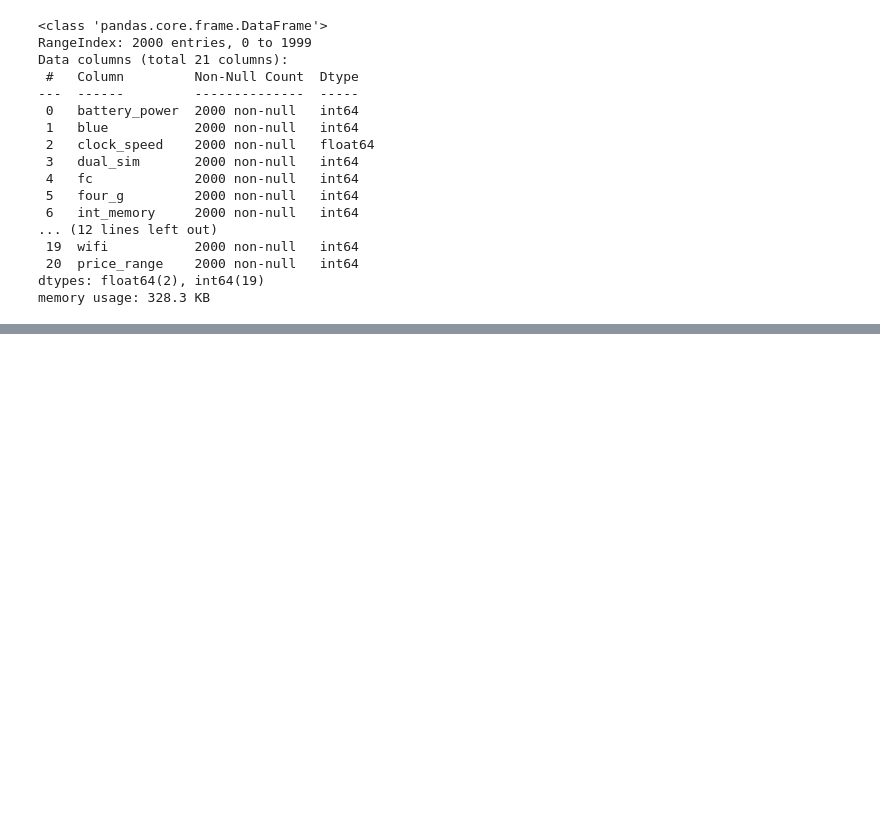
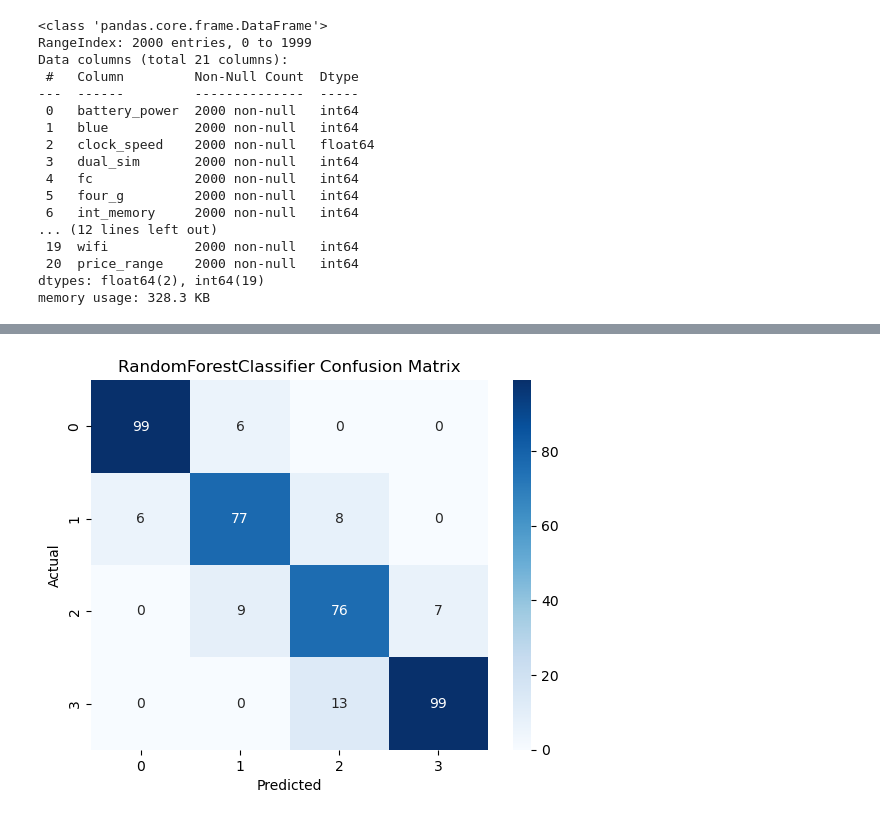
Before and after one commit to rshewatkar/ML_internship, a Jupyter notebook: Mobile Phone Pricing/Mobile_Phone_Pricing.ipynb, the cells around one changed output, grey strips where cells are left out. Cells and saved outputs as stored; diff of their text form; code cells hidden in the pictures; blank space fills up the shorter version.

```diff
--- a/Mobile Phone Pricing/Mobile_Phone_Pricing.ipynb
+++ b/Mobile Phone Pricing/Mobile_Phone_Pricing.ipynb
@@ -676,0 +255,7 @@ plt.gca().spines[['top', 'right']].set_visible(False)
+# %%
+# RandomForestclassifire
+
+rfc_pipeline = Pipeline(steps=[('preprocessor', preprocessor),
+                               ('model',RandomForestClassifier(random_state=0))])
+rfc_pipeline.fit(X_train, y_train)
+rfc_preds = rfc_pipeline.predict(X_test)
@@ -676,0 +282,4 @@ plt.gca().spines[['top', 'right']].set_visible(False)
+# %%
+plot_confusion_matrix(y_test, rfc_preds, model_name="RandomForestClassifier")
+# %% [output]
+[figure, added]
```
Also changed, not shown: parts of 98 cells of this notebook, 1 other file.
